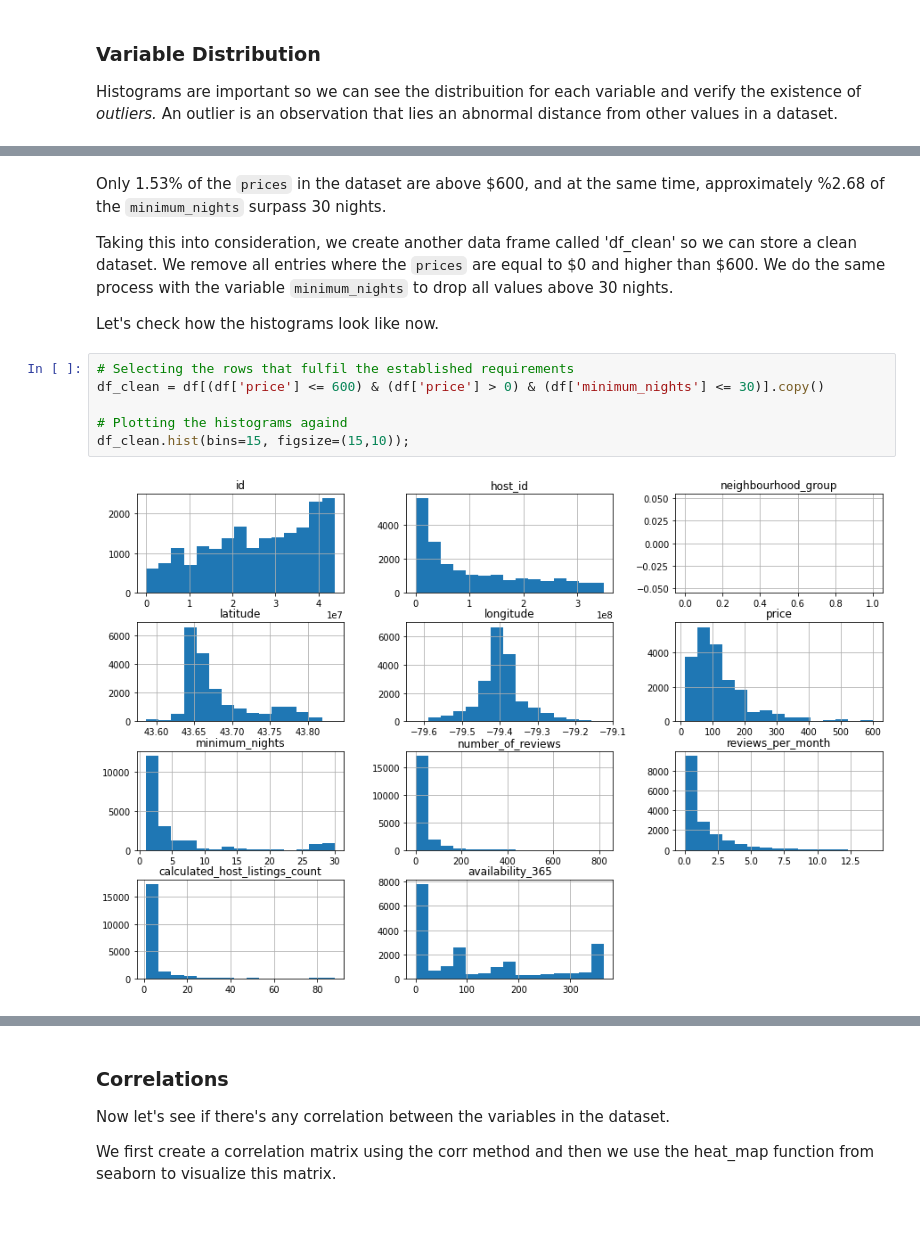
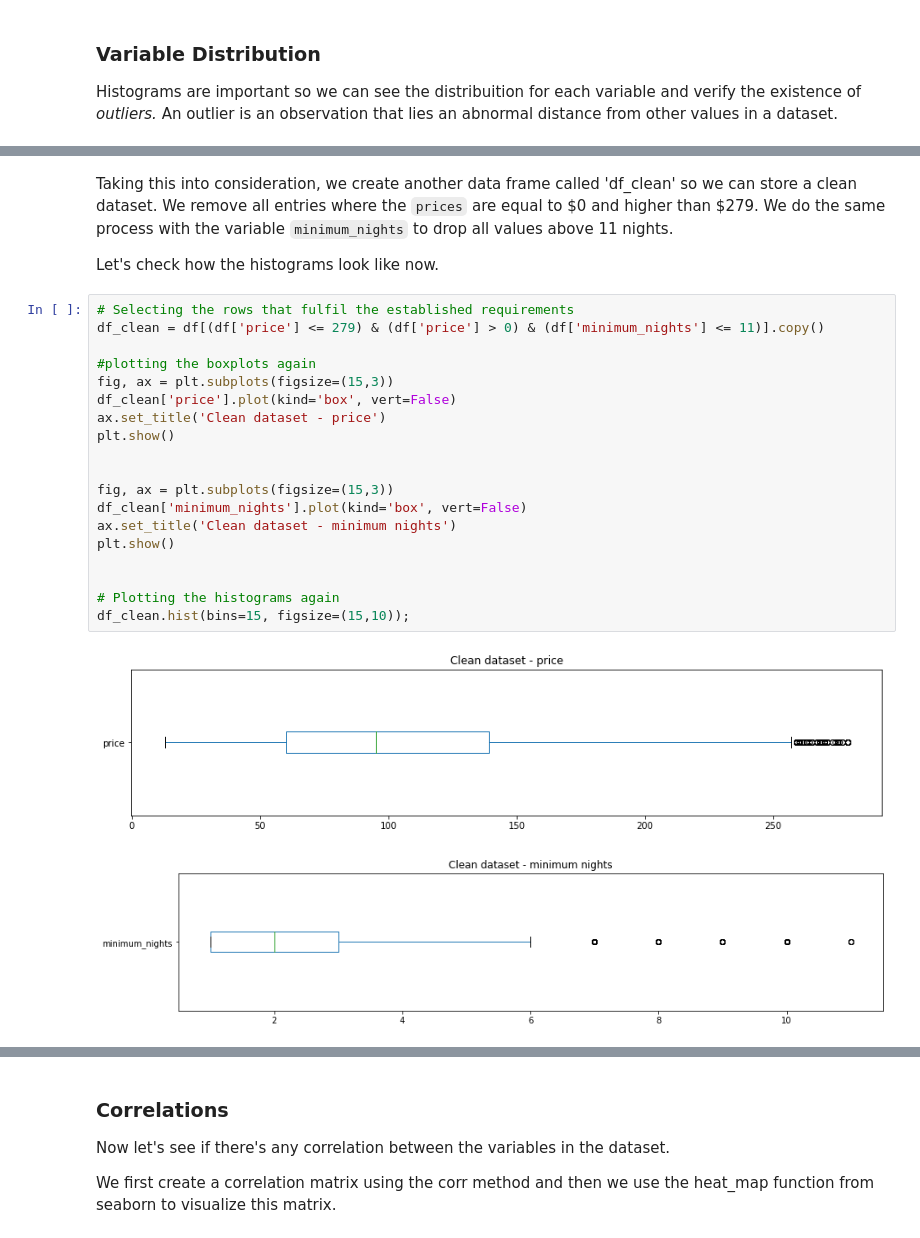
Before and after one commit to brunacmendes/data_science, a Jupyter notebook: AirBnB_Listings_Data_Analysis_Toronto.ipynb, the cells around one changed output, grey strips where cells are left out. Cells and saved outputs as stored; diff of their text form.

```diff
--- a/AirBnB_Listings_Data_Analysis_Toronto.ipynb
+++ b/AirBnB_Listings_Data_Analysis_Toronto.ipynb
@@ -264,14 +309,26 @@ Values over 30 nights:
 # %% [markdown]
-Only 1.53% of the `prices` in the dataset are above \$600, and at the same time, approximately %2.68 of the `minimum_nights` surpass 30 nights.
-
-Taking this into consideration, we create another data frame called 'df_clean' so we can store a clean dataset. We remove all entries where the `prices` are equal to \$0 and higher than \$600. We do the same process with the variable `minimum_nights` to drop all values above 30 nights.
+Taking this into consideration, we create another data frame called 'df_clean' so we can store a clean dataset. We remove all entries where the `prices` are equal to \$0 and higher than \$279. We do the same process with the variable `minimum_nights` to drop all values above 11 nights.
 
 Let's check how the histograms look like now.
 # %%
 # Selecting the rows that fulfil the established requirements
-df_clean = df[(df['price'] <= 600) & (df['price'] > 0) & (df['minimum_nights'] <= 30)].copy()
+df_clean = df[(df['price'] <= 279) & (df['price'] > 0) & (df['minimum_nights'] <= 11)].copy()
 
-# Plotting the histograms againd
+#plotting the boxplots again
+fig, ax = plt.subplots(figsize=(15,3))
+df_clean['price'].plot(kind='box', vert=False)
+ax.set_title('Clean dataset - price')
+plt.show()
+
+
+fig, ax = plt.subplots(figsize=(15,3))
+df_clean['minimum_nights'].plot(kind='box', vert=False)
+ax.set_title('Clean dataset - minimum nights')
+plt.show()
+
+
+# Plotting the histograms again
 df_clean.hist(bins=15, figsize=(15,10));
 # %% [output]
-[figure, old version]
+[figure, new version]
+[figure, added]
```
Also changed, not shown: parts of 11 cells of this notebook.
